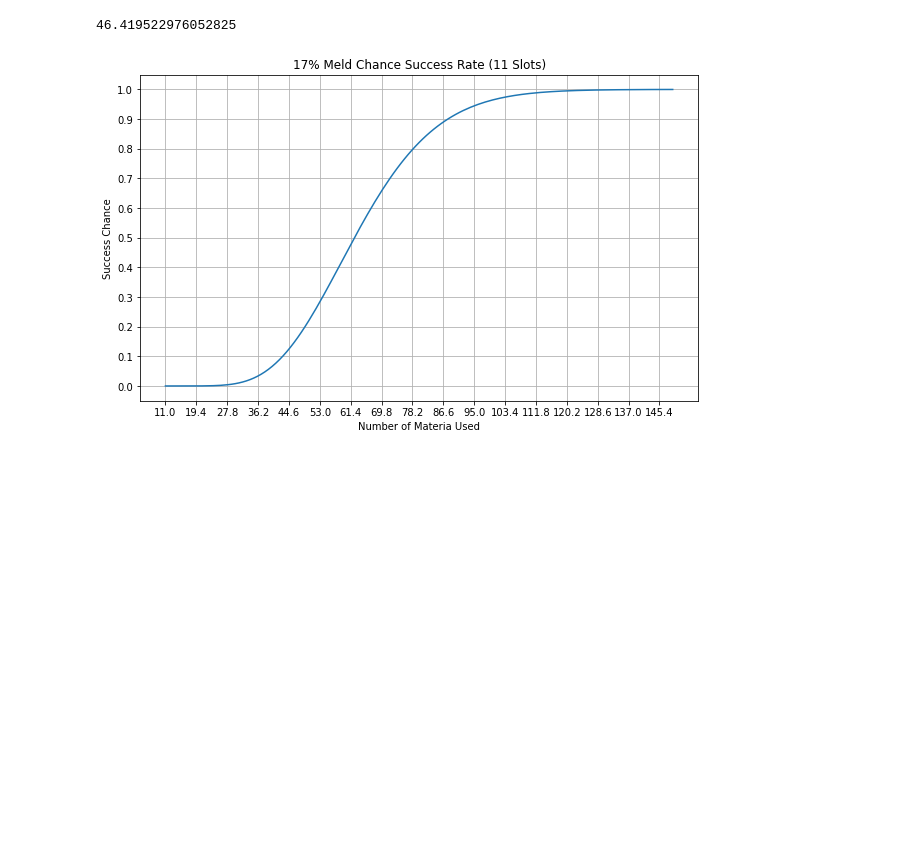
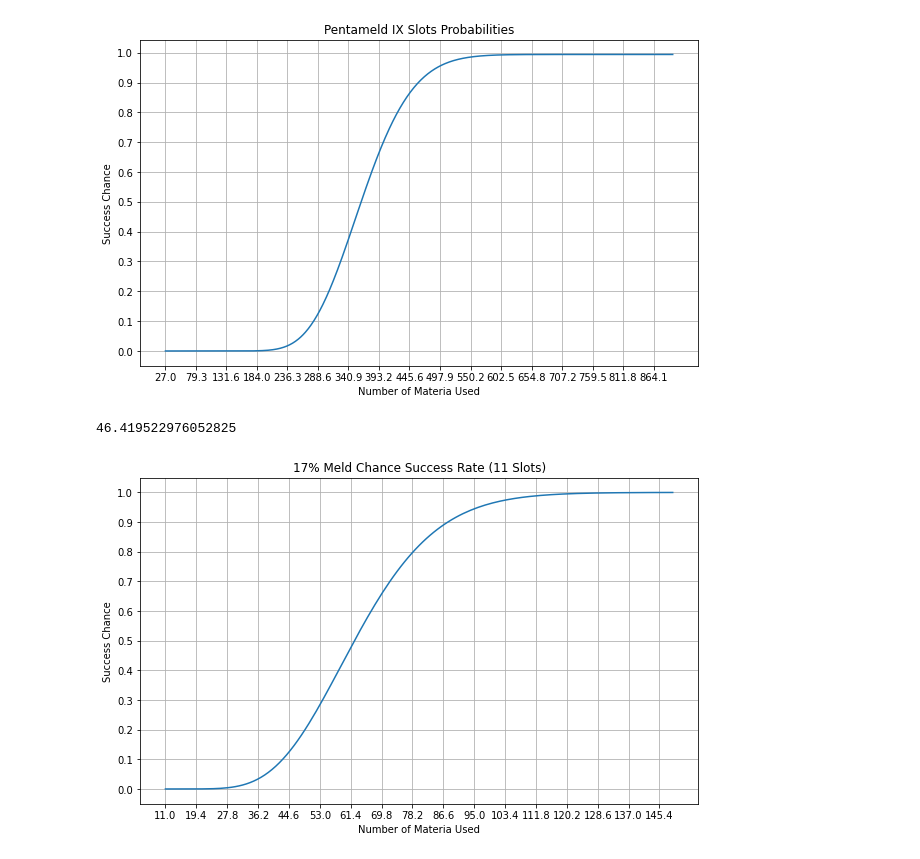
Before and after one commit to Harry-Kwon/ffxiv_melding_probabilities, a Jupyter notebook: melds.ipynb, the cells around one changed output. Drawn from its saved outputs; the diff is of its cells as text; code cells hidden in the pictures; blank space fills up the shorter version.

Commit message:
added cumulative IX melds

```diff
--- a/melds.ipynb
+++ b/melds.ipynb
@@ -42,6 +42,55 @@ def plot_chances(chance, slots, max_trials):
     plt.grid(True)
     plt.savefig(f"{int(chance*100)}.png")
     plt.show()
+# %%
+def meld_distributions_exact(chance, slots, max_trials = 500):
+    success_chances = []
+    for trials in range(slots, max_trials):
+        # Calculate binomial probability
+        success_chance = comb(trials-1, slots-1) * (chance ** slots) * ((1-chance) ** (trials-slots))
+        success_chances.append(success_chance)
+    return(success_chances)
+
+def combined_probabilities():
+    a = meld_distributions_exact(0.10, 11, 220)
+    b = meld_distributions_exact(0.07, 11, 320)
+    c = meld_distributions_exact(0.05, 5, 270)
+
+    joint = dict()
+
+    for i in range(len(a)):
+        for j in range(len(b)):
+            for k in range(len(c)):
+                p1 = i+11
+                p2 = j+11
+                p3 = k+5
+                if p1+p2+p3 in joint.keys():
+                    joint[p1+p2+p3] += a[i] * b[j] * c[k]
+                else:
+                    joint[p1+p2+p3] = a[i] * b[j] * c[k]
+
+                if joint[p1+p2+p3] > 1:
+                    print("DEBUG")
+                    print(i, j, k)
+                    print(a[i], b[j], c[k])
+
+    min = 11+11+5
+    max = 11+219+11+319+5+269
+    probs = list(joint.values())
+    cumulative = [sum(probs[:i]) for i in range(len(probs))]
+
+    plt.figure(figsize=(10, 6), facecolor="white")
+    plt.title("Pentameld IX Slots Probabilities")
+    plt.xlabel("Number of Materia Used")
+    plt.ylabel("Success Chance")
+    plt.yticks(np.arange(0, 1.1, 0.1))
+    plt.xticks(np.arange(min, len(cumulative)+min, (len(cumulative)+1)/(10* 10/6)))
+    plt.plot(np.arange(min, len(cumulative)+min), cumulative)
+    plt.grid(True)
+
+combined_probabilities()
+# %% [output]
+[figure, added]
 # %%
 plot_chances(0.17, 11, 150)
 # %% [output]
```
Also changed, not shown: 2 other files.
